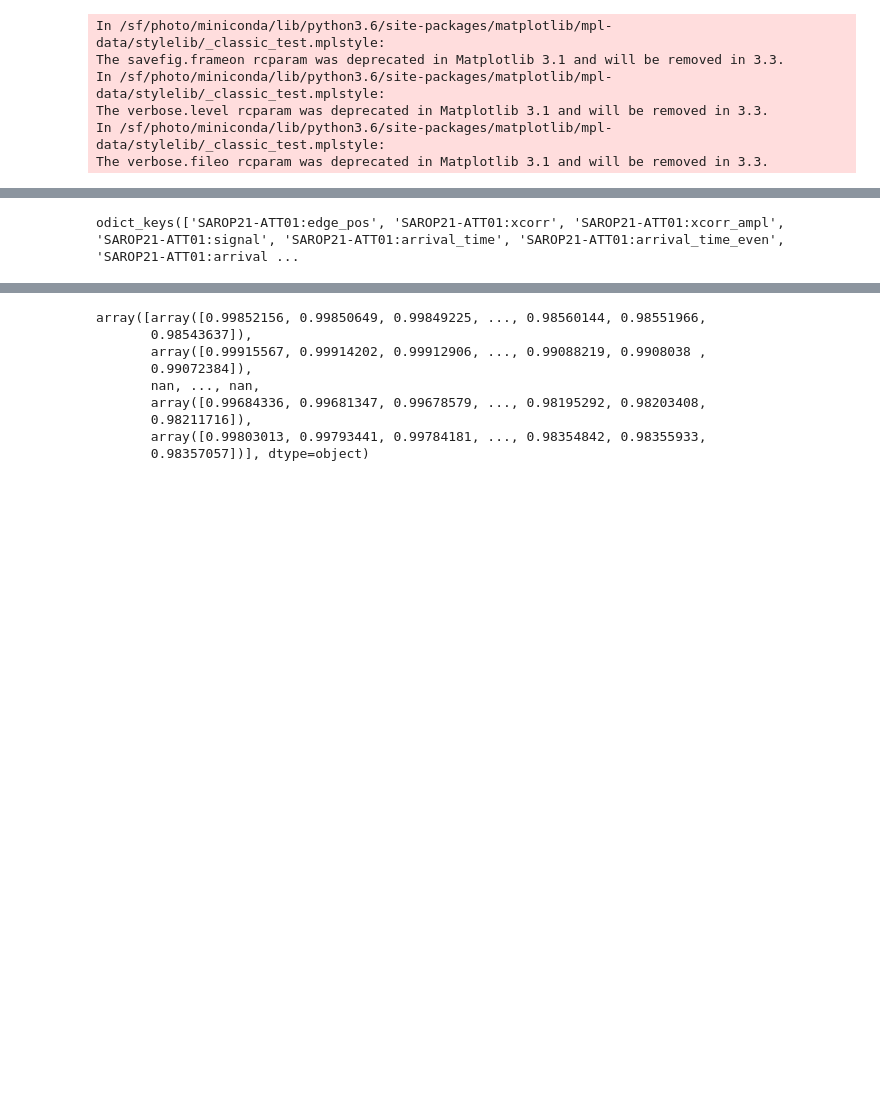
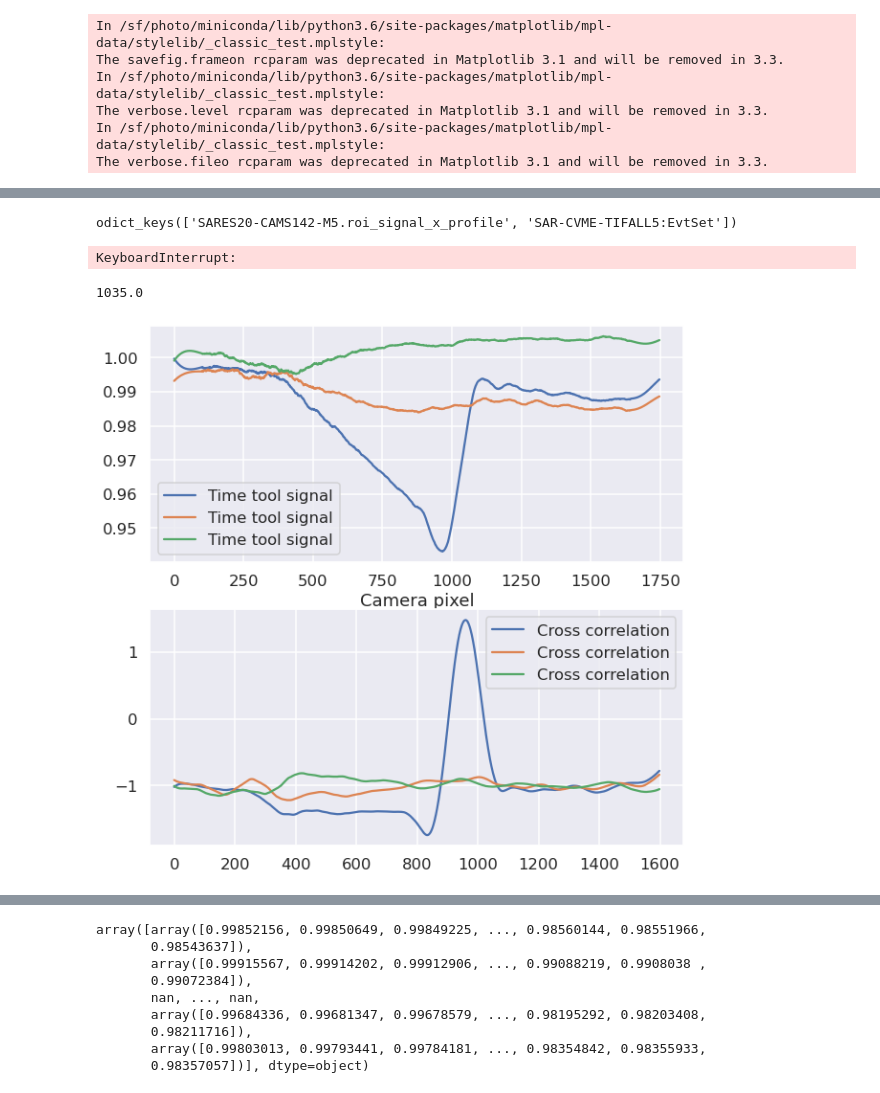
Before and after one commit to arrellc/PhotonDiagPipelines, a Jupyter notebook: SAROP21-ATT/ATT_pipeline_test-Chris.ipynb, the cells around one changed output, grey strips where cells are left out. Saved outputs shown, nothing was run; the diff lists cells and outputs as text; code cells hidden in the pictures; blank space fills up the shorter version.

Commit message:
Update SAROP21-ATT

```diff
--- a/SAROP21-ATT/ATT_pipeline_test-Chris.ipynb
+++ b/SAROP21-ATT/ATT_pipeline_test-Chris.ipynb
@@ -15,7 +101,7 @@ The verbose.fileo rcparam was deprecated in Matplotlib 3.1 and will be removed i
 port=9003
 host = "sf-daqsync-03.psi.ch"
 mode = SUB
-num_shots = 10000
+num_shots = 5000
 x_corr = []
 x_corr_amp = []
 signal = []
@@ -29,24 +115,28 @@ pulse_id = []
 at_odd = []
 at_even = []
 
-with source(host=host, port=port, mode=SUB) as stream:
+with source(host=host, port=port, mode=mode) as stream:
     for i in range(0,num_shots):
         message = stream.receive()
         if i == 0:
             print(message.data.data.keys())
-        x_corr.append(message.data.data['SAROP21-ATT01:xcorr'].value)
-        x_corr_amp.append(message.data.data['SAROP21-ATT01:xcorr_ampl'].value)
-        signal.append(message.data.data['SAROP21-ATT01:signal'].value)
-        att.append(message.data.data['SAROP21-ATT01:arrival_time'].value)
-        edge_pos.append(message.data.data['SAROP21-ATT01:edge_pos'].value)
-        raw_wf.append(message.data.data['SAROP21-ATT01:raw_wf'].value)
-        raw_wf_savgol.append(message.data.data['SAROP21-ATT01:raw_wf_savgol'].value)
-        avg_dark_wf.append(message.data.data['SAROP21-ATT01:avg_dark_wf'].value)
-        pulse_id.append(message.data.data['SAROP21-ATT01:pulse_id'].value)
-        at_odd.append(message.data.data['SAROP21-ATT01:arrival_time_odd'].value)
-        at_even.append(message.data.data['SAROP21-ATT01:arrival_time_even'].value)
+        try:
+            x_corr.append(message.data.data['SAROP21-ATT01:xcorr'].value)
+            x_corr_amp.append(message.data.data['SAROP21-ATT01:xcorr_ampl'].value)
+            signal.append(message.data.data['SAROP21-ATT01:signal'].value)
+            att.append(message.data.data['SAROP21-ATT01:arrival_time'].value)
+            edge_pos.append(message.data.data['SAROP21-ATT01:edge_pos'].value)
+            raw_wf.append(message.data.data['SAROP21-ATT01:raw_wf'].value)
+            raw_wf_savgol.append(message.data.data['SAROP21-ATT01:raw_wf_savgol'].value)
+            avg_dark_wf.append(message.data.data['SAROP21-ATT01:avg_dark_wf'].value)
+            pulse_id.append(message.data.data['SAROP21-ATT01:pulse_id'].value)
+            at_odd.append(message.data.data['SAROP21-ATT01:arrival_time_odd'].value)
+            at_even.append(message.data.data['SAROP21-ATT01:arrival_time_even'].value)
+        except:
+            continue
 
 
 x_corr = np.asarray(x_corr)
 # %% [output]
-odict_keys(['SAROP21-ATT01:edge_pos', 'SAROP21-ATT01:xcorr', 'SAROP21-ATT01:xcorr_ampl', 'SAROP21-ATT01:signal', 'SAROP21-ATT01:arrival_time', 'SAROP21-ATT01:arrival_time_even', 'SAROP21-ATT01:arrival ...
+odict_keys(['SARES20-CAMS142-M5.roi_signal_x_profile', 'SAR-CVME-TIFALL5:EvtSet'])
+KeyboardInterrupt:
@@ -52,0 +148,22 @@ odict_keys(['SAROP21-ATT01:edge_pos', 'SAROP21-ATT01:xcorr', 'SAROP21-ATT01:xcor
+# %%
+ind = 7
+sns.set_context('talk')
+plt.figure(figsize=[10,10])
+plt.subplot(211)
+plt.plot(signal[ind], label= "Time tool signal")
+plt.plot(signal[ind+1], label= "Time tool signal")
+plt.plot(signal[ind+3], label= "Time tool signal")
+
+
+plt.legend()
+plt.xlabel('Camera pixel')
+plt.subplot(212)
+plt.plot(x_corr[ind], label= "Cross correlation")
+plt.plot(x_corr[ind+1], label= "Cross correlation")
+plt.plot(x_corr[ind+3], label= "Cross correlation")
+plt.legend()
+plt.savefig('ATT_pp_edge_example')
+print(edge_pos[ind])
+# %% [output]
+1035.0
+[figure, added]
```
Also changed, not shown: parts of 16 cells of this notebook, 6 other files.
